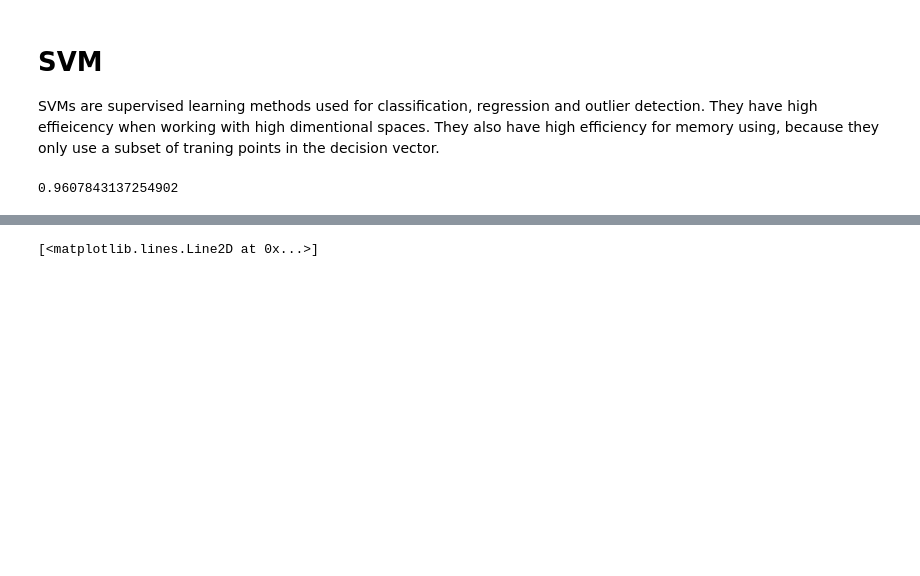
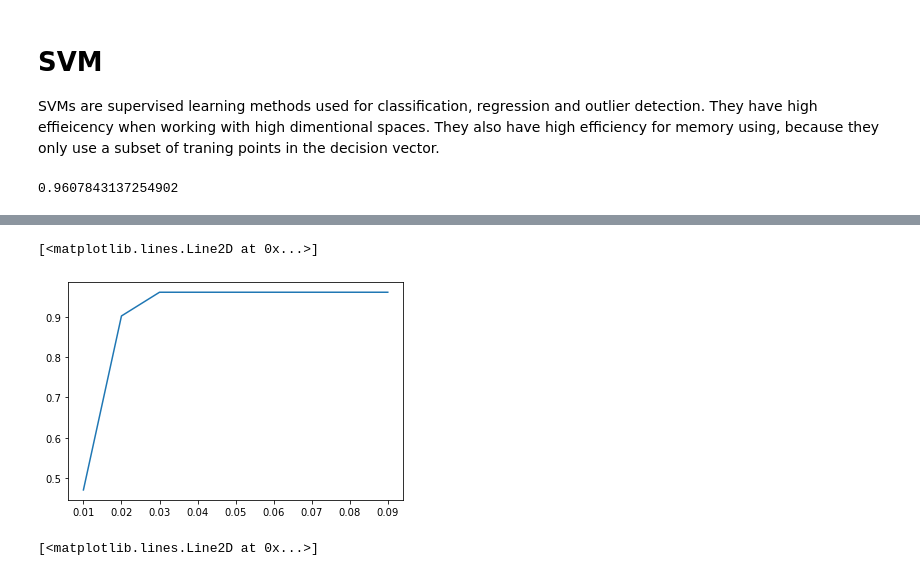
Before and after one commit to MGJvanGroeningen/aidm_assignments_21_22, a Jupyter notebook: assignment3/A3_Lin.ipynb, the cells around one changed output, grey strips where cells are left out. Drawn from its saved outputs; the diff is of its cells as text; code cells hidden in the pictures; blank space fills up the shorter version.

```diff
--- a/assignment3/A3_Lin.ipynb
+++ b/assignment3/A3_Lin.ipynb
@@ -35 +43,13 @@ np.sum(clf.predict(X_test) == y_test)/len(y_test)
+# %%
+C_range = np.arange(0.01,0.1,1e-2)
+svc_rbf_c = []
+for C in C_range:
+    clf = svm.SVC(C=C)
+    clf.fit(X_train,y_train)
+    svc_rbf_c.append(np.sum(clf.predict(X_test) == y_test)/len(y_test))
+
+plt.plot(C_range, svc_rbf_c)
+# %% [output]
+[<matplotlib.lines.Line2D at 0x...>]
+[figure, added]
 # %%
```
Also changed, not shown: parts of 15 cells of this notebook.
